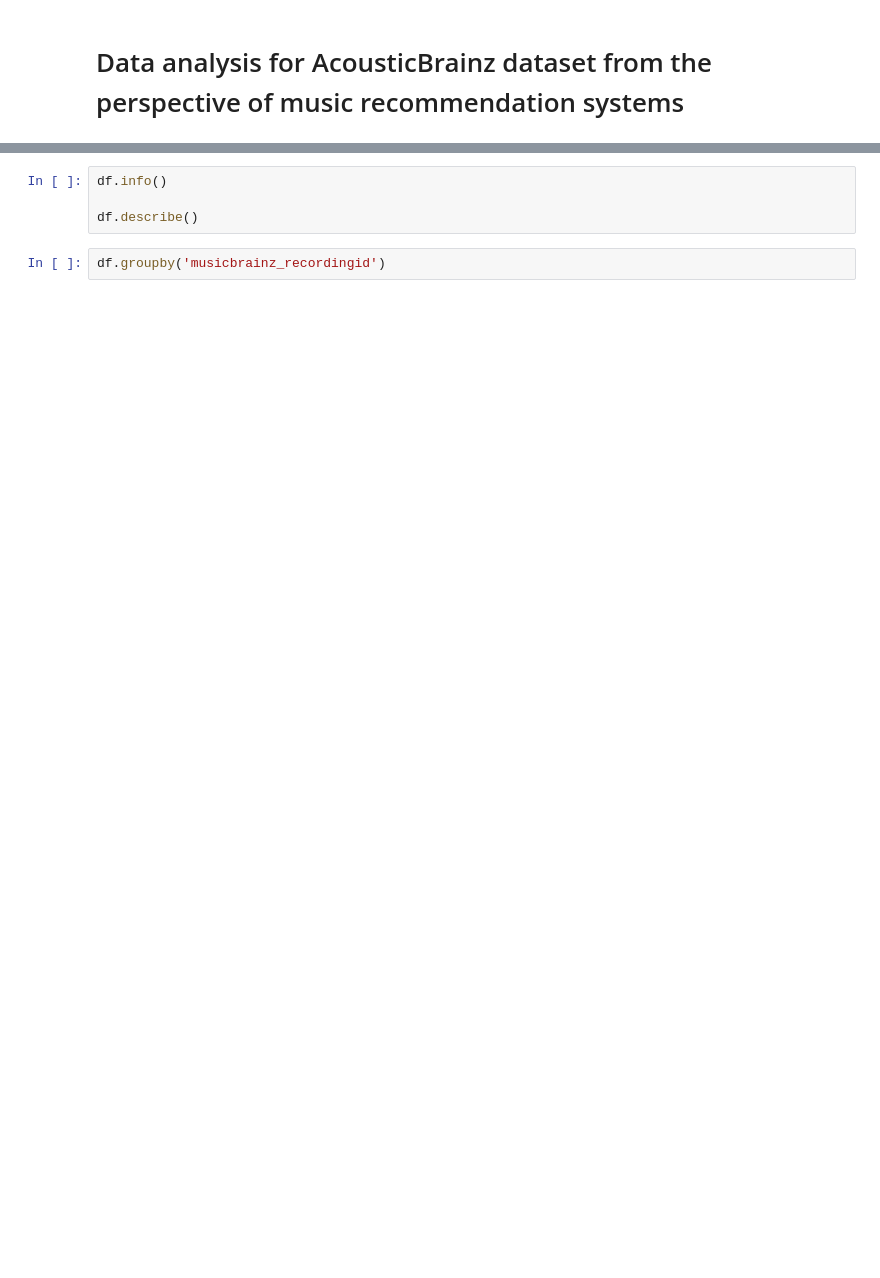
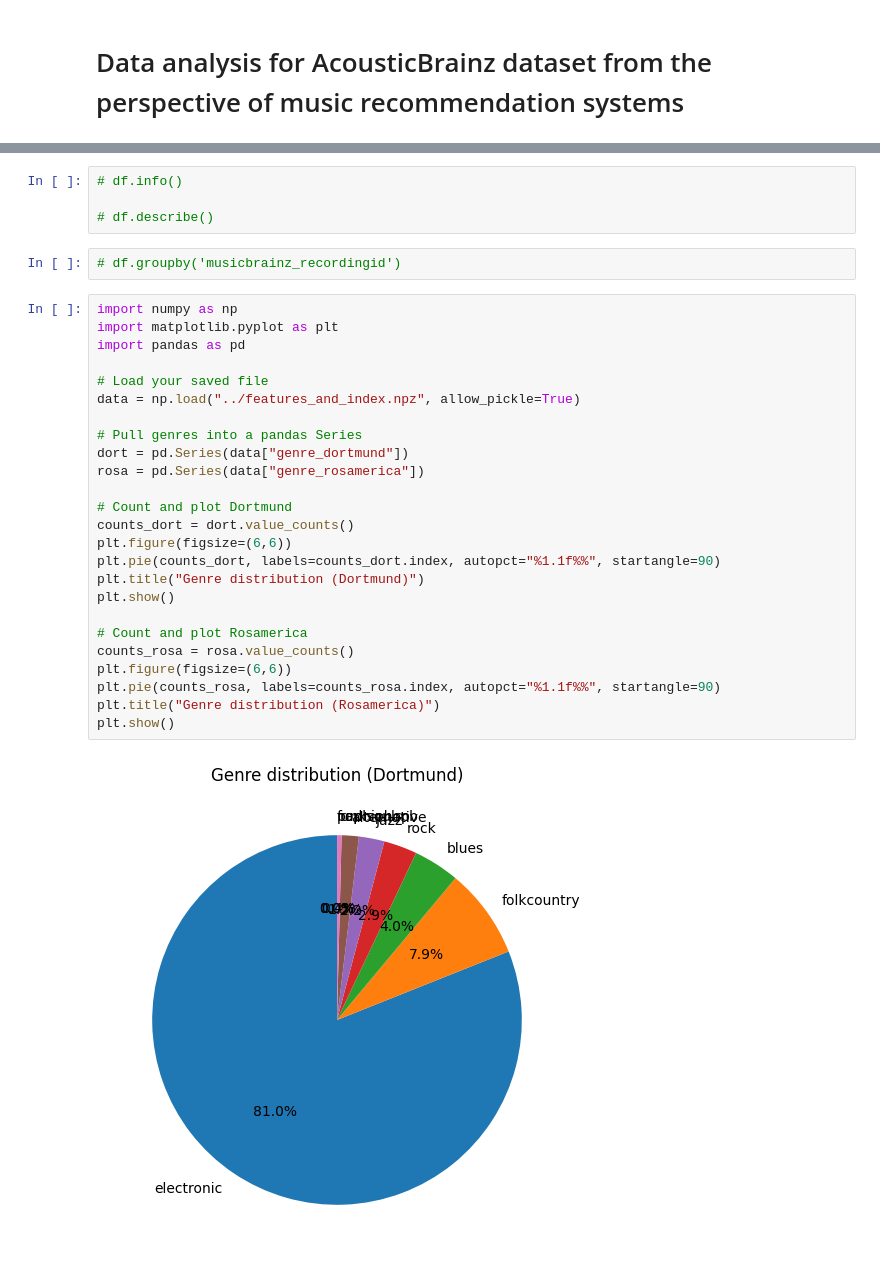
Before and after one commit to RadValentin/CM3070-FP-Music-Recommendation, a Jupyter notebook: backend/ingest/data_analysis.ipynb, the cells around one changed output, grey strips where cells are left out. Drawn from its saved outputs; the diff is of its cells as text; blank space fills up the shorter version.

```diff
--- a/backend/ingest/data_analysis.ipynb
+++ b/backend/ingest/data_analysis.ipynb
@@ -46,6 +46,33 @@ df.head()
 # %%
-df.info()
+# df.info()
 
-df.describe()
+# df.describe()
 # %%
-df.groupby('musicbrainz_recordingid')
+# df.groupby('musicbrainz_recordingid')
+# %%
+import numpy as np
+import matplotlib.pyplot as plt
+import pandas as pd
+
+# Load your saved file
+data = np.load("../features_and_index.npz", allow_pickle=True)
+
+# Pull genres into a pandas Series
+dort = pd.Series(data["genre_dortmund"])
+rosa = pd.Series(data["genre_rosamerica"])
+
+# Count and plot Dortmund
+counts_dort = dort.value_counts()
+plt.figure(figsize=(6,6))
+plt.pie(counts_dort, labels=counts_dort.index, autopct="%1.1f%%", startangle=90)
+plt.title("Genre distribution (Dortmund)")
+plt.show()
+
+# Count and plot Rosamerica
+counts_rosa = rosa.value_counts()
+plt.figure(figsize=(6,6))
+plt.pie(counts_rosa, labels=counts_rosa.index, autopct="%1.1f%%", startangle=90)
+plt.title("Genre distribution (Rosamerica)")
+plt.show()
+# %% [output]
+[figure, added]
```
Also changed, not shown: parts of 2 cells of this notebook, 6 other files.
